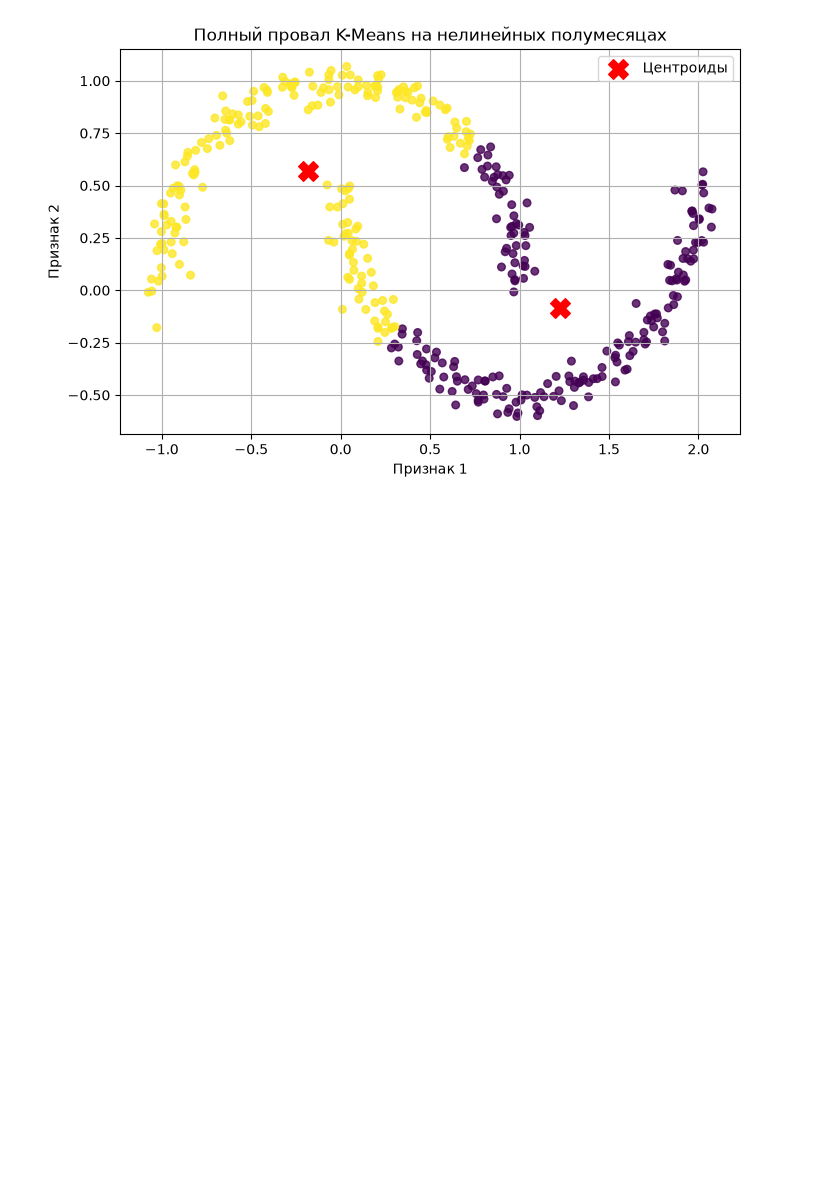
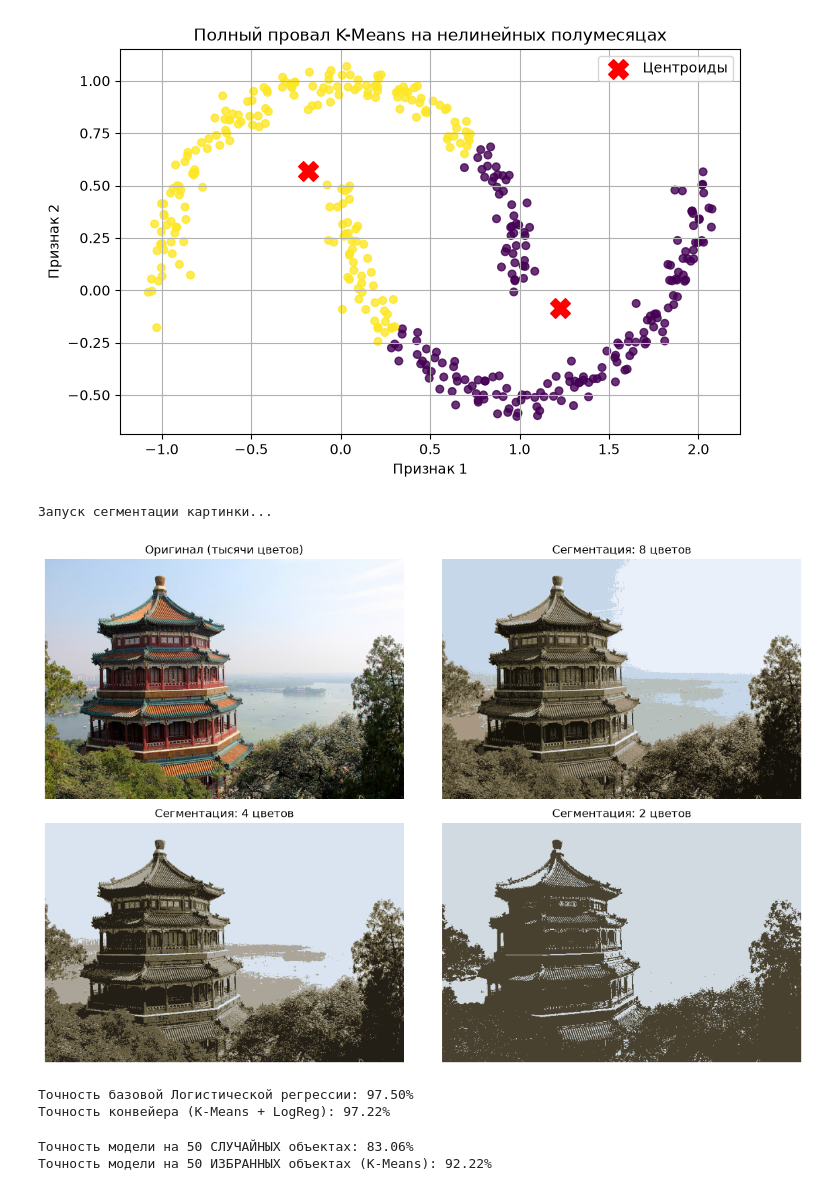
Before and after one commit to Uliana-int/SVM-small-project, a Jupyter notebook: usupervised_learning.ipynb, the cells around one changed output. Saved outputs shown, nothing was run; the diff lists cells and outputs as text; code cells hidden in the pictures; blank space fills up the shorter version.

```diff
--- a/usupervised_learning.ipynb
+++ b/usupervised_learning.ipynb
@@ -84,3 +89,79 @@ plt.grid(True)
 plt.show()
 # %% [output]
 [figure]
+# %%
+china_img = load_sample_image("china.jpg")
+image = china_img / 255.0
+X_img = image.reshape(-1, 3)
+
+segmented_imgs = []
+n_colors_list = [8, 4, 2]
+
+print("Запуск сегментации картинки...")
+for n_colors in n_colors_list:
+    kmeans_img = KMeans(n_clusters=n_colors, random_state=42, n_init='auto')
+    kmeans_img.fit(X_img)
+    segmented_img = kmeans_img.cluster_centers_[kmeans_img.labels_]
+    segmented_imgs.append(segmented_img.reshape(image.shape))
+
+plt.figure(figsize=(12, 8))
+
+plt.subplot(2, 2, 1)
+plt.imshow(image)
+plt.title("Оригинал (тысячи цветов)")
+plt.axis("off")
+
+for i, n_colors in enumerate(n_colors_list):
+    plt.subplot(2, 2, i + 2)
+    plt.imshow(segmented_imgs[i])
+    plt.title(f"Сегментация: {n_colors} цветов")
+    plt.axis("off")
+
+plt.tight_layout()
+plt.show()
+# %% [output]
+Запуск сегментации картинки...
+[figure, added]
+# %%
+X_digits, y_digits = load_digits(return_X_y=True)
+X_train, X_test, y_train, y_test = train_test_split(X_digits, y_digits, test_size=0.2, random_state=42)
+
+
+log_reg = LogisticRegression(max_iter=10000, random_state=42)
+log_reg.fit(X_train, y_train)
+baseline_score = log_reg.score(X_test, y_test)
+print(f"Точность базовой Логистической регрессии: {baseline_score:.2%}")
+
+
+pipeline = Pipeline([
+    ("kmeans", KMeans(n_clusters=50, random_state=42, n_init='auto')),
+    ("log_reg", LogisticRegression(max_iter=10000, random_state=42))
+])
+
+pipeline.fit(X_train, y_train)
+pipeline_score = pipeline.score(X_test, y_test)
+print(f"Точность конвейера (K-Means + LogReg): {pipeline_score:.2%}")
+# %% [output]
+Точность базовой Логистической регрессии: 97.50%
+Точность конвейера (K-Means + LogReg): 97.22%
+# %%
+log_reg_v1 = LogisticRegression(max_iter=10000, random_state=42)
+log_reg_v1.fit(X_train[:50], y_train[:50])
+score_random = log_reg_v1.score(X_test, y_test)
+print(f"Точность модели на 50 СЛУЧАЙНЫХ объектах: {score_random:.2%}")
+
+k = 50
+kmeans = KMeans(n_clusters=k, random_state=42, n_init='auto')
+X_digits_dist = kmeans.fit_transform(X_train)
+
+representative_digit_indices = np.argmin(X_digits_dist, axis=0)
+X_representative_digits = X_train[representative_digit_indices]
+y_representative_digits = y_train[representative_digit_indices]
+
+log_reg_v2 = LogisticRegression(max_iter=10000, random_state=42)
+log_reg_v2.fit(X_representative_digits, y_representative_digits)
+score_representative = log_reg_v2.score(X_test, y_test)
+print(f"Точность модели на 50 ИЗБРАННЫХ объектах (K-Means): {score_representative:.2%}")
+# %% [output]
+Точность модели на 50 СЛУЧАЙНЫХ объектах: 83.06%
+Точность модели на 50 ИЗБРАННЫХ объектах (K-Means): 92.22%
```
Also changed, not shown: parts of 7 cells of this notebook.
